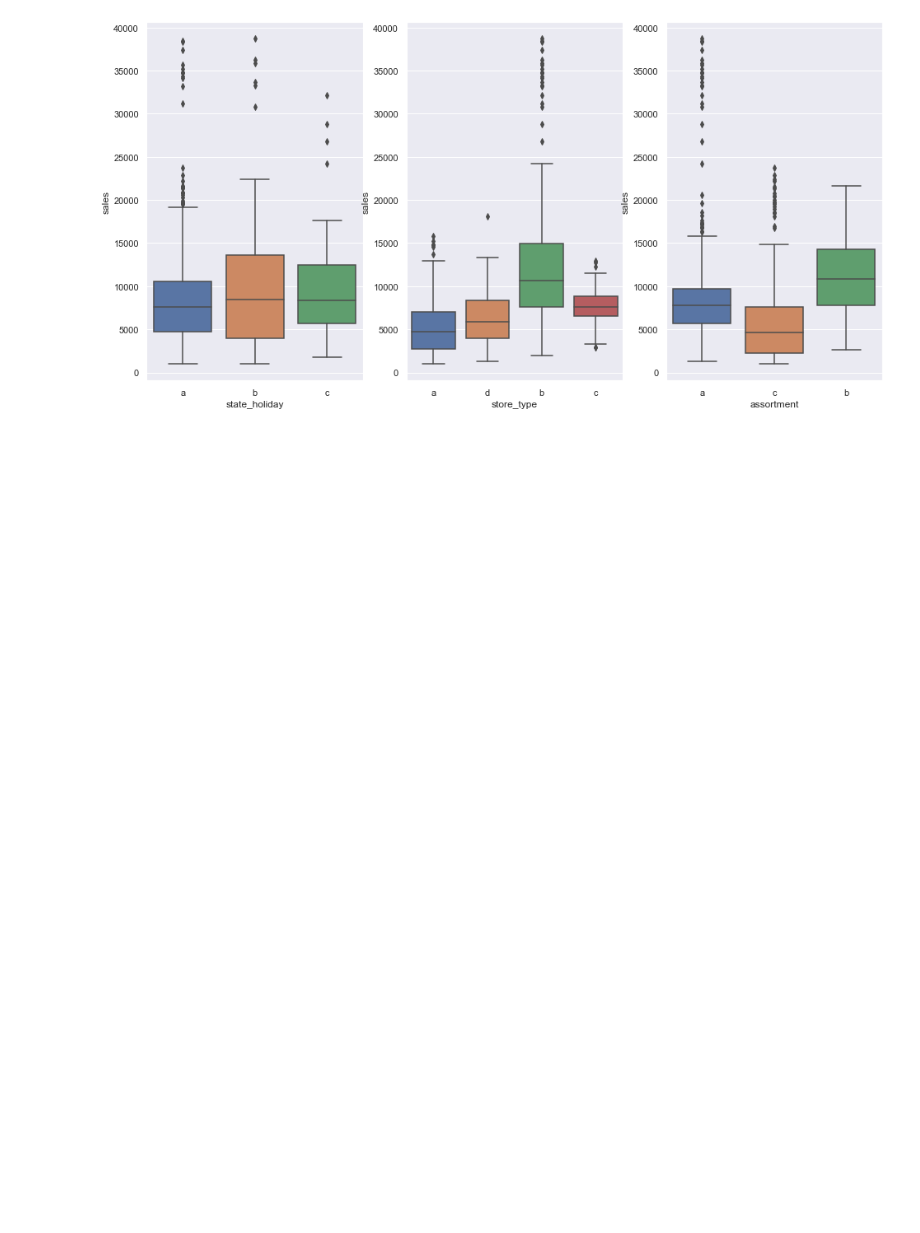
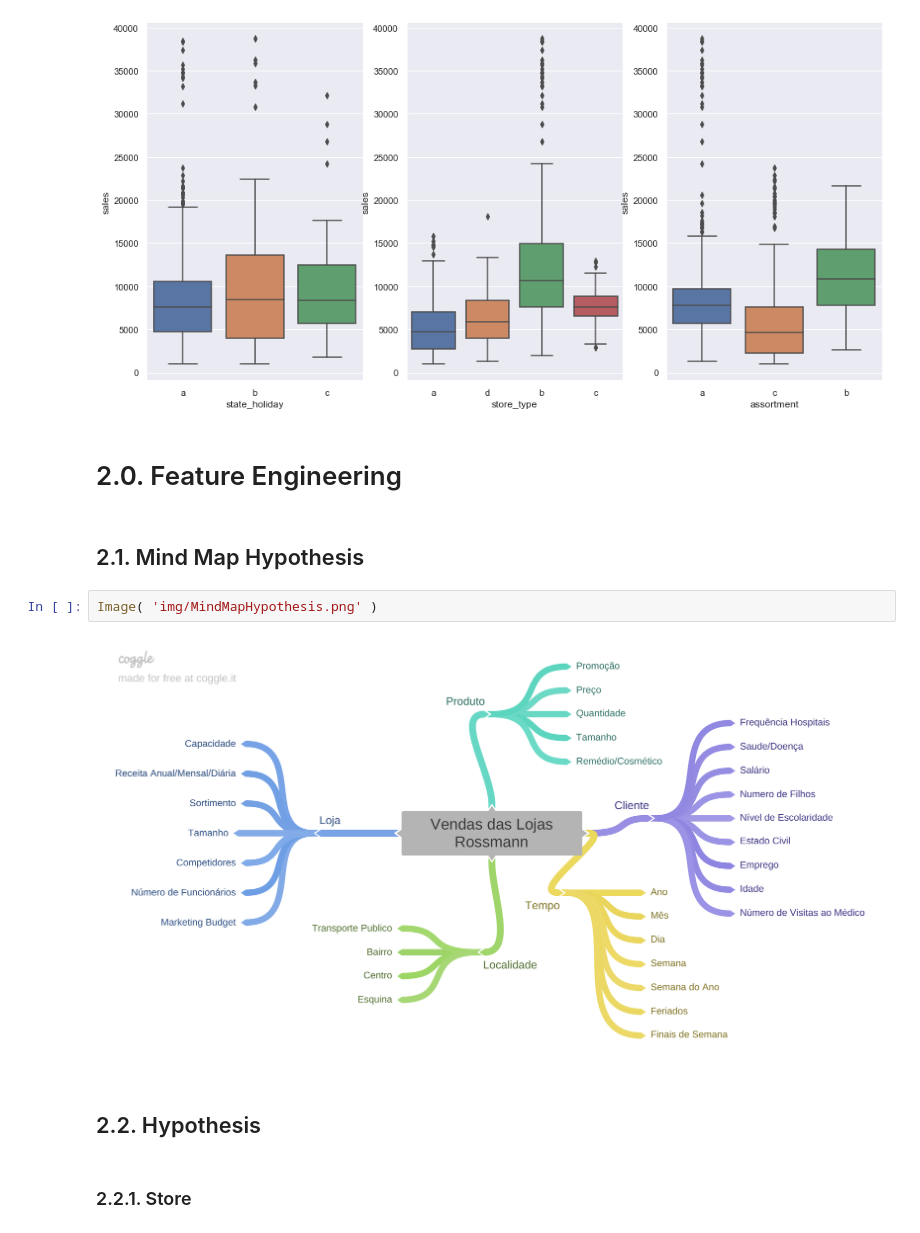
Before and after one commit to endhel/Rossmann-Store-Sales-Forecasting, a Jupyter notebook: store_sales_prediction.ipynb, the cells around one changed output. Drawn from its saved outputs; the diff is of its cells as text; blank space fills up the shorter version.

Commit message:
Mind Map Hypothesis

```diff
--- a/store_sales_prediction.ipynb
+++ b/store_sales_prediction.ipynb
@@ -214,3 +215,15 @@ plt.subplot( 1, 3, 3 )
 sns.boxplot( x='assortment', y='sales', data=aux1 );
 # %% [output]
 [figure]
+# %% [markdown]
+# 2.0. Feature Engineering
+# %% [markdown]
+## 2.1. Mind Map Hypothesis
+# %%
+Image( 'img/MindMapHypothesis.png' )
+# %% [output]
+[figure, added]
+# %% [markdown]
+## 2.2. Hypothesis
+# %% [markdown]
+### 2.2.1. Store
```
Also changed, not shown: parts of 7 cells of this notebook, 4 other files.
